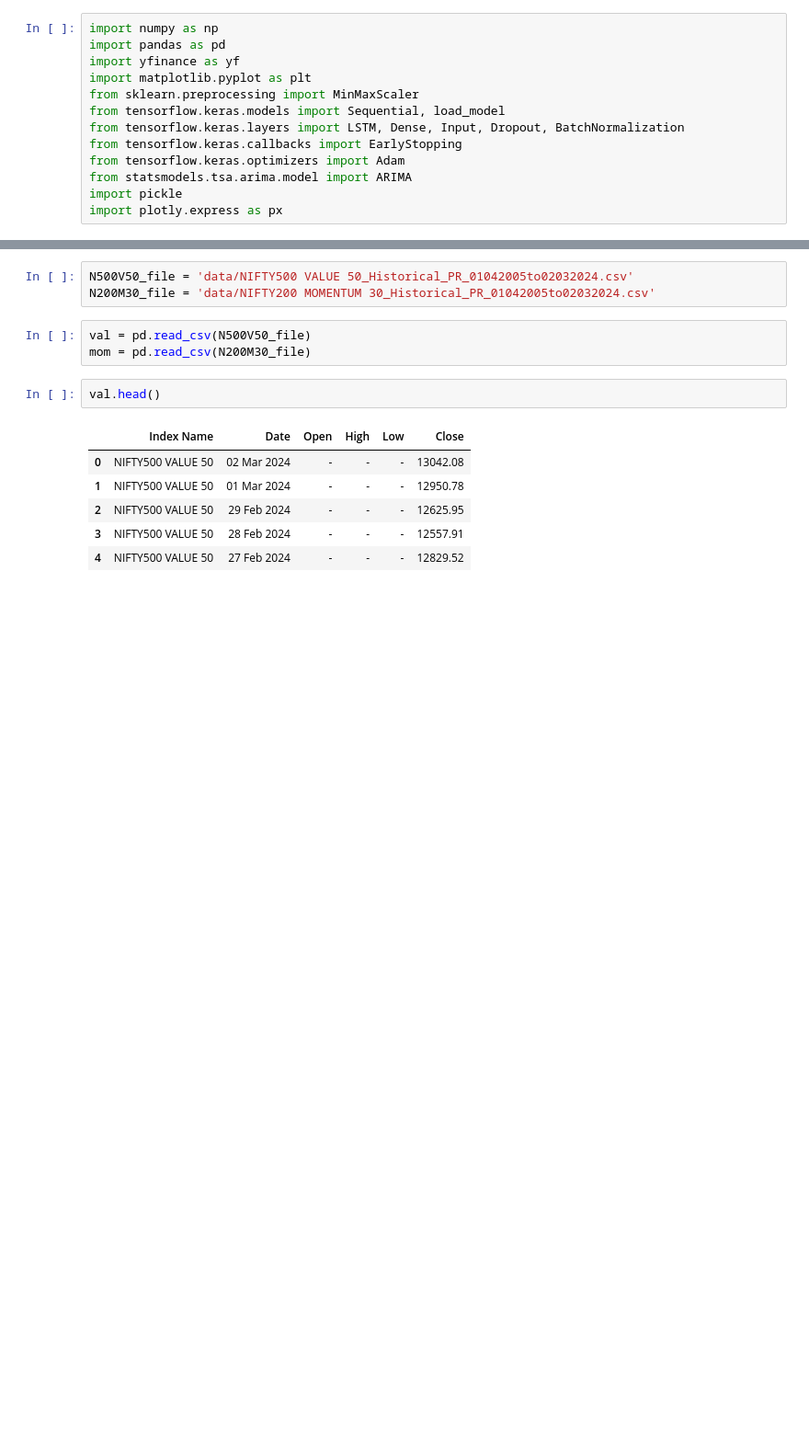
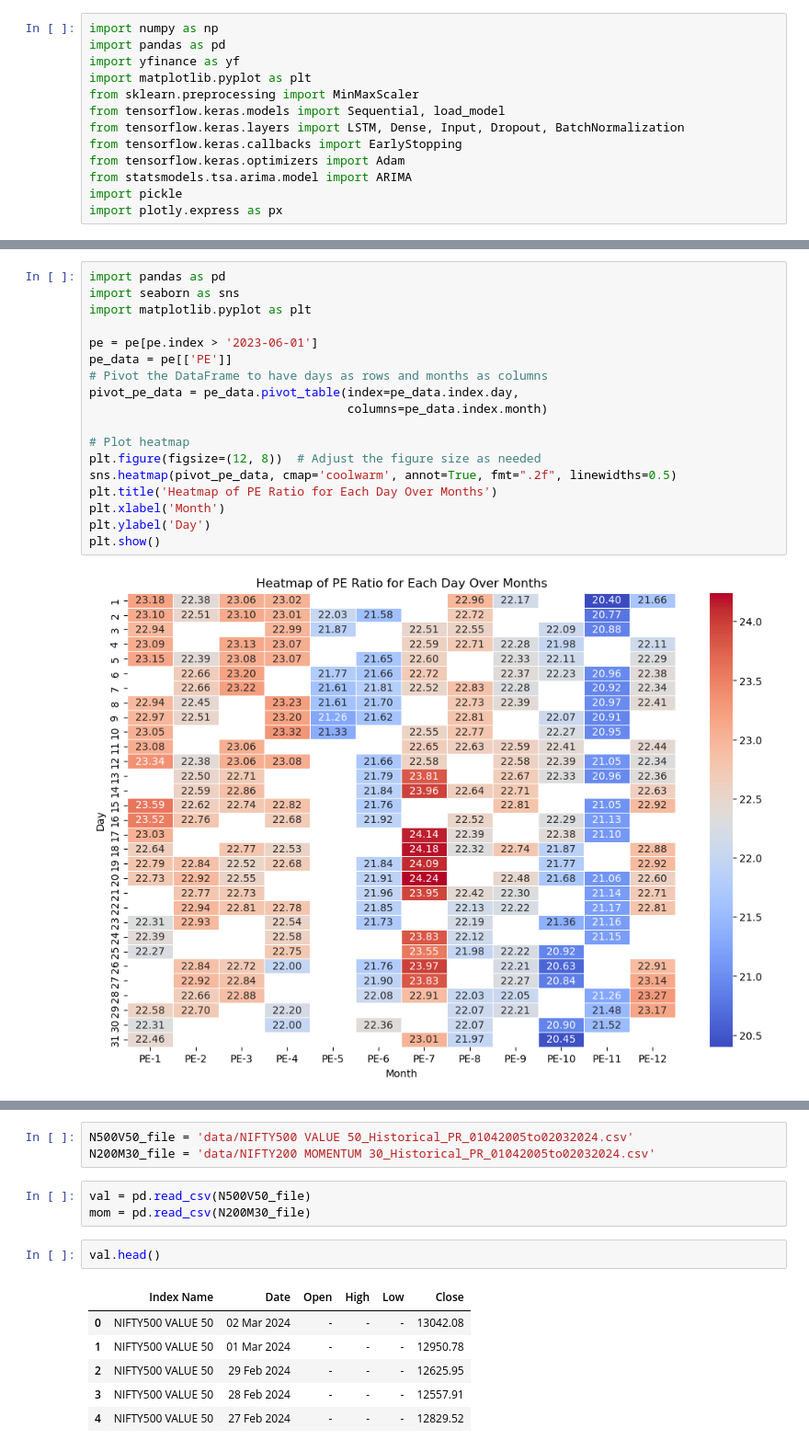
Before and after one commit to dilip-k-m/enhance-value-and-momentum-index, a Jupyter notebook: data-analysis.ipynb, the cells around one changed output, grey strips where cells are left out. Shown at 92% size. Cells and saved outputs as stored; diff of their text form; blank space fills up the shorter version.

Commit message:
data analysis

```diff
--- a/data-analysis.ipynb
+++ b/data-analysis.ipynb
@@ -173,0 +137,20 @@ plt.show()
+# %%
+import pandas as pd
+import seaborn as sns
+import matplotlib.pyplot as plt
+
+pe = pe[pe.index > '2023-06-01']
+pe_data = pe[['PE']]
+# Pivot the DataFrame to have days as rows and months as columns
+pivot_pe_data = pe_data.pivot_table(index=pe_data.index.day,
+                                    columns=pe_data.index.month)
+
+# Plot heatmap
+plt.figure(figsize=(12, 8))  # Adjust the figure size as needed
+sns.heatmap(pivot_pe_data, cmap='coolwarm', annot=True, fmt=".2f", linewidths=0.5)
+plt.title('Heatmap of PE Ratio for Each Day Over Months')
+plt.xlabel('Month')
+plt.ylabel('Day')
+plt.show()
+# %% [output]
+[figure, added]
```
Also changed, not shown: parts of 28 cells of this notebook.
